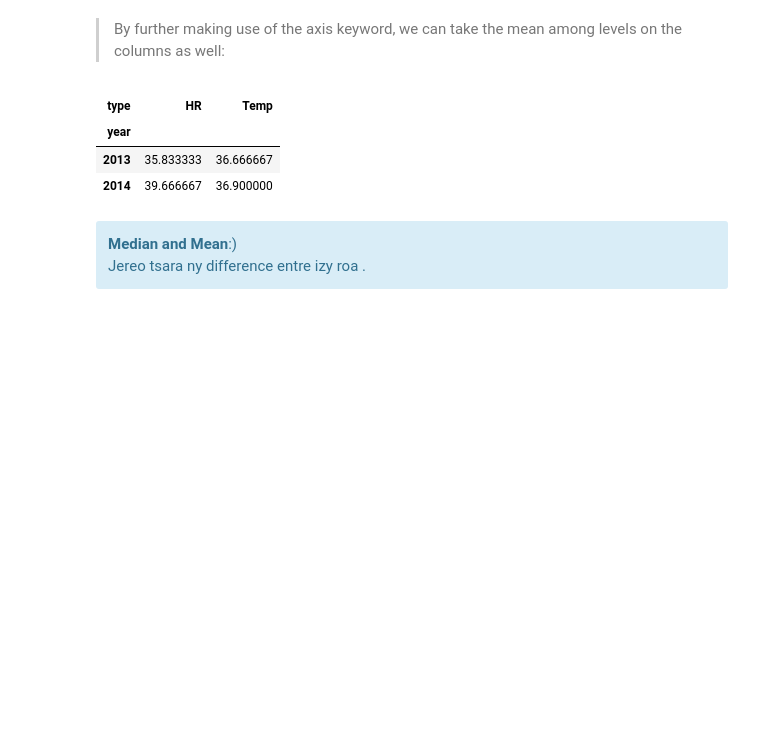
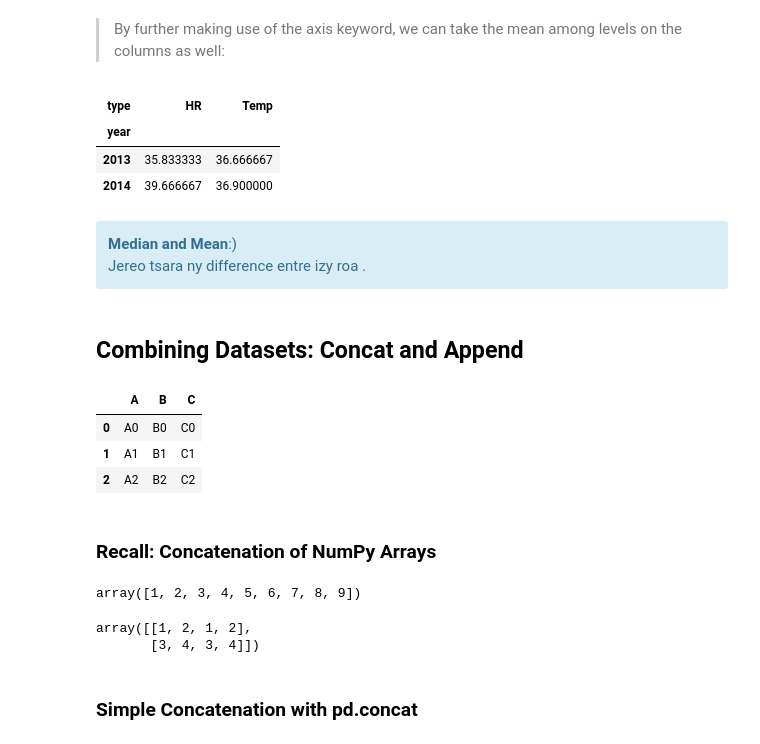
Before and after one commit to f0anits1o/Python-Data-Analysis, a Jupyter notebook: pandas2.ipynb, the cells around one changed output. Drawn from its saved outputs; the diff is of its cells as text; code cells hidden in the pictures; blank space fills up the shorter version.

Commit message:
Combining Datasets: Concat and append

```diff
--- a/pandas2.ipynb
+++ b/pandas2.ipynb
@@ -1443,3 +1443,36 @@ data_mean.groupby(axis = 1, level="type").mean()
 <b>Median and Mean</b>:)<br>
     Jereo tsara ny difference entre izy roa .
 </div>
+# %% [markdown]
+## Combining Datasets: Concat and Append
+# %%
+def make_df(cols, ind):
+    """Quickly make a DataFrame"""
+    data = {c: [str(c) + str(i) for i in ind]
+            for c in cols}
+    return pd.DataFrame(data, ind)
+# %%
+make_df('ABC', range(3))
+# %% [output]
+|  | A | B | C |
+| 0 | A0 | B0 | C0 |
+| 1 | A1 | B1 | C1 |
+| 2 | A2 | B2 | C2 |
+# %% [markdown]
+### Recall: Concatenation of NumPy Arrays
+# %%
+x = [1, 2, 3]
+y = [4, 5, 6]
+z = [7, 8, 9]
+np.concatenate([x, y, z])
+# %% [output]
+array([1, 2, 3, 4, 5, 6, 7, 8, 9])
+# %%
+x = [[1, 2],
+     [3, 4]]
+np.concatenate([x, x], axis=1)
+# %% [output]
+array([[1, 2, 1, 2],
+       [3, 4, 3, 4]])
+# %% [markdown]
+### Simple Concatenation with pd.concat
```
Also changed, not shown: parts of 21 cells of this notebook.
